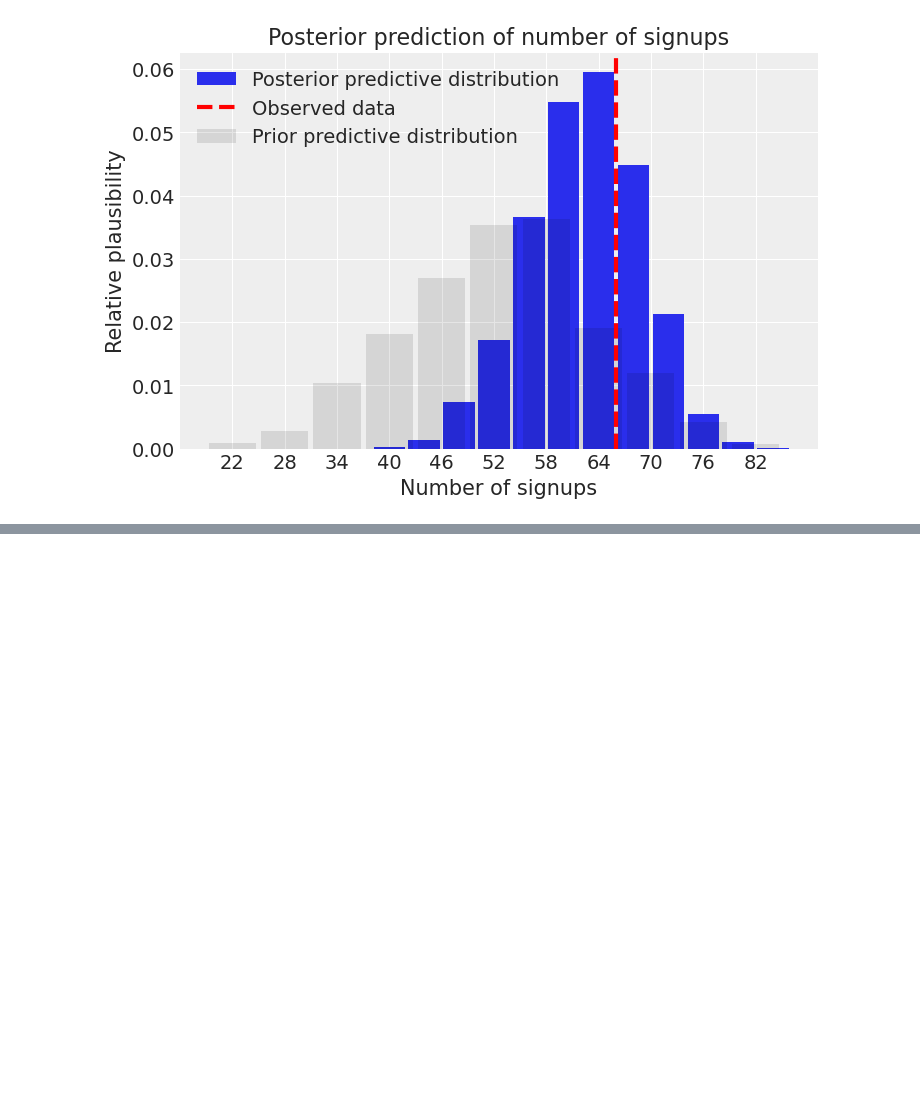
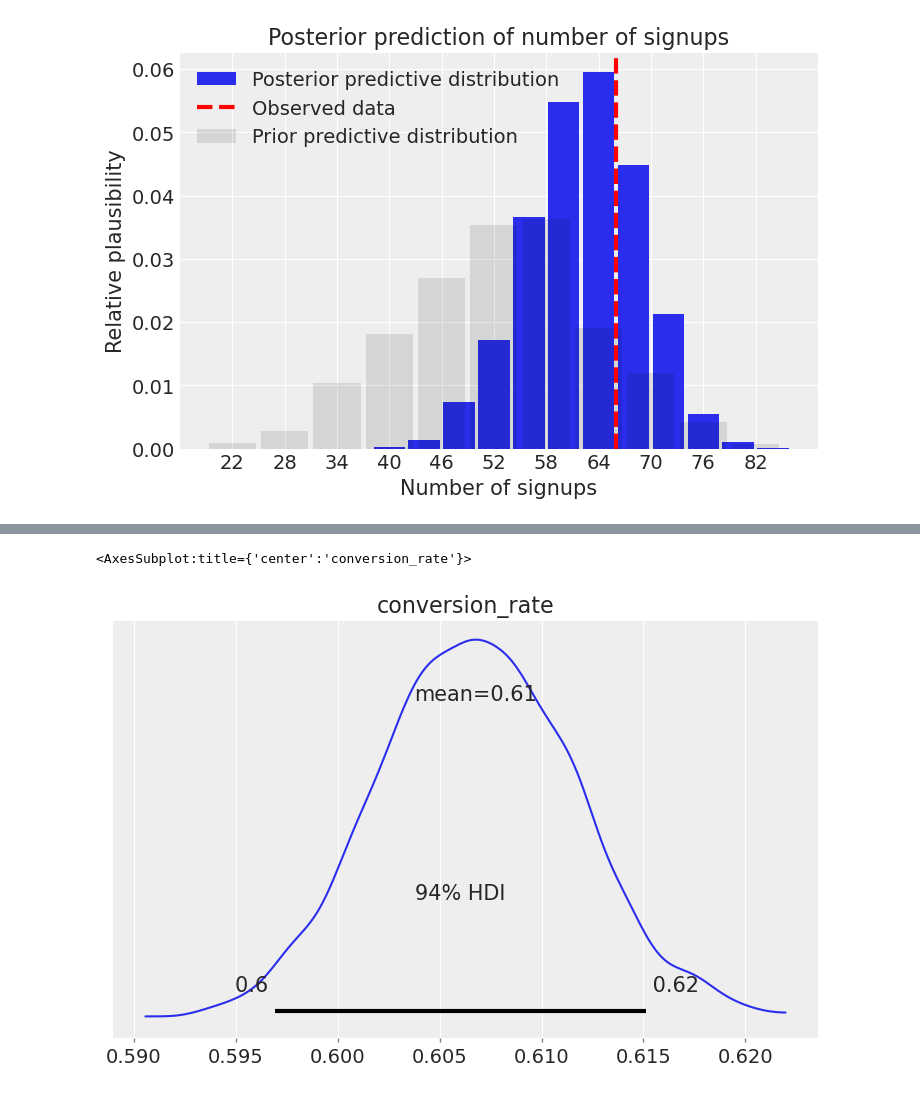
Before and after one commit to RHilly86/intuitive-bayes, a Jupyter notebook: bayes_rule/bayes_rule_exercises.ipynb, the cells around one changed output, grey strips where cells are left out. Drawn from its saved outputs; the diff is of its cells as text; code cells hidden in the pictures; blank space fills up the shorter version.

```diff
--- a/bayes_rule/bayes_rule_exercises.ipynb
+++ b/bayes_rule/bayes_rule_exercises.ipynb
@@ -151,0 +219,5 @@ ax.legend()
+# %%
+az.plot_posterior(website_b_idata, var_names=["conversion_rate"])
+# %% [output]
+<AxesSubplot:title={'center':'conversion_rate'}>
+[figure, added]
```
Also changed, not shown: parts of 28 cells of this notebook.
